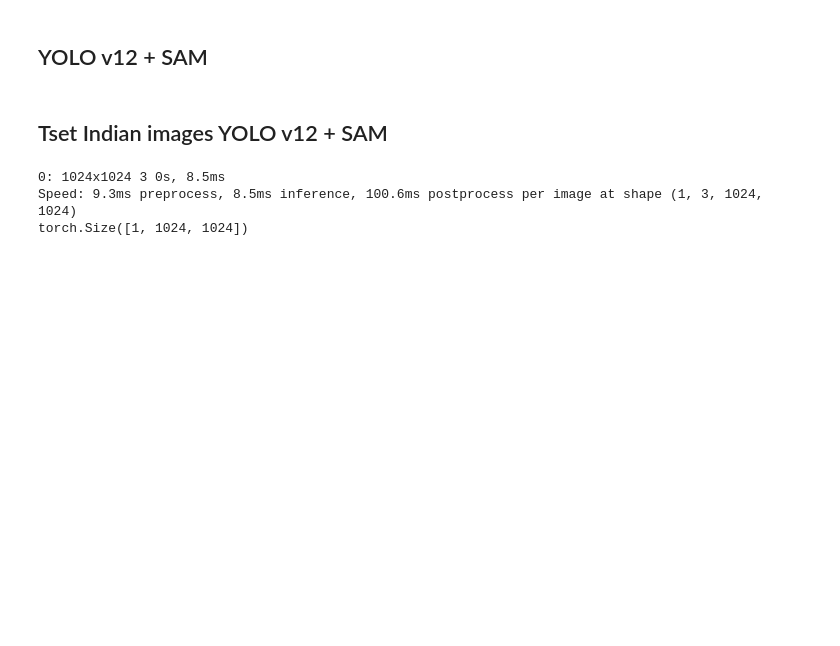
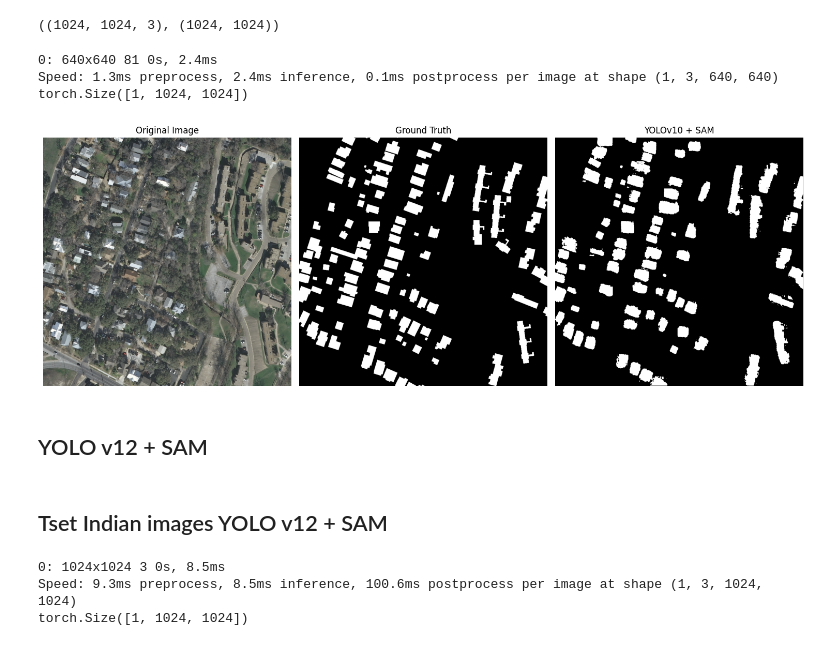
Before and after one commit to panchaldhruv27223/Solar_Rooftop_Detection, a Jupyter notebook: Solar_Rooftop_Detection/Evaluation.ipynb, the cells around one changed output. Drawn from its saved outputs; the diff is of its cells as text; code cells hidden in the pictures; blank space fills up the shorter version.

```diff
--- a/Solar_Rooftop_Detection/Evaluation.ipynb
+++ b/Solar_Rooftop_Detection/Evaluation.ipynb
@@ -13,4 +15,4 @@ import seaborn as sns
 # %%
-image_path = '/home/selc-a4-sr2/Solar_Rooftop_Detection/Arial_validation_images/images/42.jpg'
-mask_path = '/home/selc-a4-sr2/Solar_Rooftop_Detection/Arial_validation_images/masks/42.jpg'
+image_path = '/home/dhruv/Documents/DHRUV_SOLAR_ROOFTOP/solar_github/Solar_Rooftop_Detection/Arial_validation_images/images/42.jpg'
+mask_path = '/home/dhruv/Documents/DHRUV_SOLAR_ROOFTOP/solar_github/Solar_Rooftop_Detection/Arial_validation_images/masks/42.jpg'
 image_path, mask_path
@@ -25,10 +35,12 @@ plt.show()
 # %%
 image.shape, mask.shape
+# %% [output]
+((1024, 1024, 3), (1024, 1024))
 # %%
 ## YOLO V10 - SAM
 # %%
-yolo_model = YOLO("/home/selc-a4-sr2/Solar_Rooftop_Detection/YOLOs/yolov10/v_10best.pt")
-sam = sam_model_registry["vit_b"]("/home/selc-a4-sr2/Solar_Rooftop_Detection/checkpoints/Final_Models/FineTune_model_3_epoch_20_03_03_2025.pth")
+yolo_model = YOLO("/home/dhruv/Documents/DHRUV_SOLAR_ROOFTOP/solar_github/Solar_Rooftop_Detection/YOLOs/yolov10/v_10best.pt")
+sam = sam_model_registry["vit_b"]("/home/dhruv/Documents/DHRUV_SOLAR_ROOFTOP/solar_github/Solar_Rooftop_Detection/checkpoints/Final_Models/FineTune_model_3_epoch_20_03_03_2025.pth")
 sam.to("cuda")
 sam_predictor = SamPredictor(sam)
 
@@ -45,34 +57,39 @@ combined_mask = combined_mask.to("cuda")
 print(combined_mask.shape)
 
 for box in boxes:
     x1, y1, x2, y2 = map(int, box)
 
     masks, _, _ = sam_predictor.predict(box=np.array([x1, y1, x2, y2]))
 
     pred_mask = masks[0]
     pred_mask = torch.from_numpy(masks[0]).to("cuda")
 
     # print(pred_mask.shape)
     combined_mask[0, y1:y2, x1:x2] = torch.maximum(combined_mask[0, y1:y2, x1:x2], pred_mask[y1:y2, x1:x2])
 
 titles = ["Original Image", "Ground Truth","YOLOv10 + SAM"]
 
 images = [
     image,
     gt_mask.cpu().numpy(),
     combined_mask.cpu().numpy()[0]
 ]
 
 plt.figure(figsize=(15, 10))
 for i, (img, title) in enumerate(zip(images, titles)):
     plt.subplot(1, 3, i + 1)
     plt.imshow(img, cmap='gray' if i != 0 else None)
     plt.title(title)
     plt.axis('off')
 
 plt.tight_layout()
-plt.savefig("/home/selc-a4-sr2/Solar_Rooftop_Detection/output_images/yolov10_sam_predicted_mask.png")
+# plt.savefig("/home/dhruv/Documents/DHRUV_SOLAR_ROOFTOP/solar_github/Solar_Rooftop_Detection/output_images/yolov12_sam_predicted_mask.png")
 plt.show()
+# %% [output]
+0: 640x640 81 0s, 2.4ms
+Speed: 1.3ms preprocess, 2.4ms inference, 0.1ms postprocess per image at shape (1, 3, 640, 640)
+torch.Size([1, 1024, 1024])
+[figure, added]
 # %%
 ## YOLOv11 + SAM
 # %%
```
Also changed, not shown: parts of 4 cells of this notebook, 26 other files.
